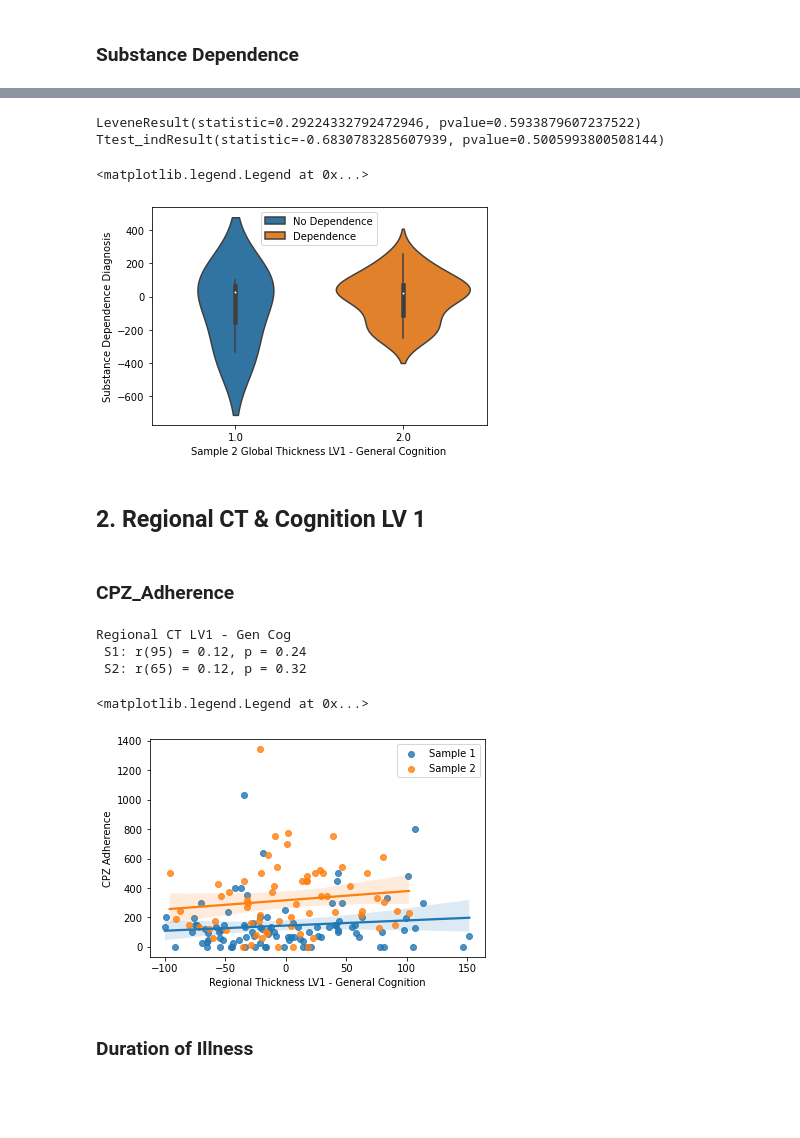
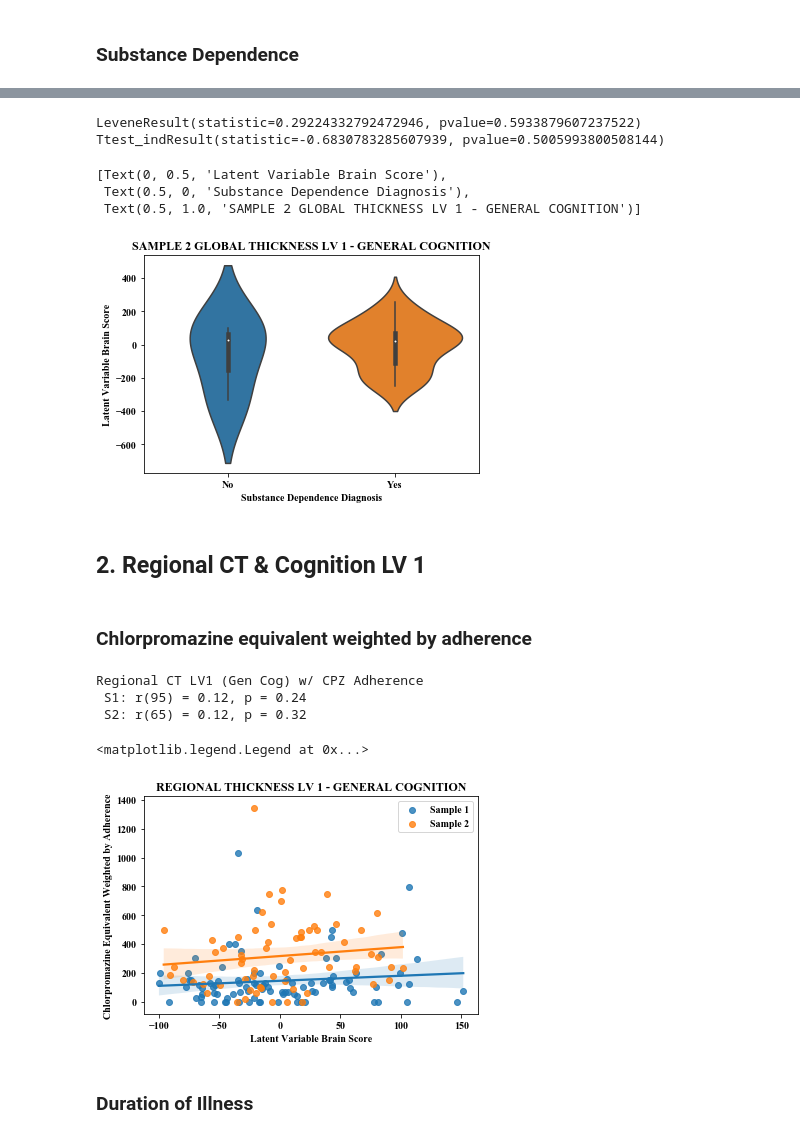
Before and after one commit to katielavigne/GenSpecCTCog, a Jupyter notebook: Gen-Spec_CT-Cog.ipynb, the cells around one changed output, grey strips where cells are left out. Drawn from its saved outputs; the diff is of its cells as text; code cells hidden in the pictures; blank space fills up the shorter version.

```diff
--- a/Gen-Spec_CT-Cog.ipynb
+++ b/Gen-Spec_CT-Cog.ipynb
@@ -12,6 +15,7 @@ plt.rcParams['font.family'] = 'serif'
 plt.rcParams['font.serif'] = 'Times New Roman'
 plt.rcParams.update({'font.size': 12})
 # %%
+# data prep
 datadir = 'C:/Users/lavig/OneDrive - McGill University/research/publishing/inprep_Lavigne_EurNPP_CTCognition/data/'
-df1 = pd.read_csv('data1_glimfile_pls.csv')
-df2 = pd.read_csv('data2_glimfile_pls.csv')
+df1 = pd.read_csv(datadir + 'data1_glimfile_pls.csv')
+df2 = pd.read_csv(datadir + 'data2_glimfile_pls.csv')
@@ -230,59 +206,65 @@ Ttest_indResult(statistic=-0.9755883644274734, pvalue=0.3317462013496495)
 # %%
 # sample 2
 df2_subs = df2.dropna(subset=['subs_yn'])
-t1=df2_subs.gen_gen1[df2_subs.subs_yn==1]
-t2=df2_subs.gen_gen1[df2_subs.subs_yn==2]
+t1 = df2_subs.genCTcog1[df2_subs.subs_yn==1]
+t2 = df2_subs.genCTcog1[df2_subs.subs_yn==2]
 
+# results
 print(stats.levene(t1,t2))
 print(stats.ttest_ind(t1,t2,equal_var=True))
 
-ax = sns.violinplot(x=df2_subs.subs_yn,y=df2_subs.gen_gen1, labels=[''])
-ax.set(xlabel='Sample 2 Global Thickness LV1 - General Cognition', ylabel='Substance Dependence Diagnosis')
-plt.legend(labels=['No Dependence','_','_','_','Dependence'], loc=9)
+# figure
+ax = sns.violinplot(x=df2_subs.subs_yn,y=df2_subs.genCTcog1)
+ax.set_xticklabels(['No','Yes'])
+ax.set(xlabel='Substance Dependence Diagnosis', ylabel='Latent Variable Brain Score', title='SAMPLE 2 GLOBAL THICKNESS LV 1 - GENERAL COGNITION')
 # %% [output]
 LeveneResult(statistic=0.29224332792472946, pvalue=0.5933879607237522)
 Ttest_indResult(statistic=-0.6830783285607939, pvalue=0.5005993800508144)
-<matplotlib.legend.Legend at 0x...>
+[Text(0, 0.5, 'Latent Variable Brain Score'),
+ Text(0.5, 0, 'Substance Dependence Diagnosis'),
+ Text(0.5, 1.0, 'SAMPLE 2 GLOBAL THICKNESS LV 1 - GENERAL COGNITION')]
-[figure, old version]
+[figure, new version]
 # %% [markdown]
 ## 2. Regional CT & Cognition LV 1
-# %% [markdown]
-### CPZ_Adherence
+# %% [markdown]
+### Chlorpromazine equivalent weighted by adherence
 # %%
-#sample 1
-x=df1.gen_spec1
-y=df1.cpz_adherence
+# sample 1
+x = df1.specCTcog1
+y = df1.cpz_adherence
 res1 = stats.pearsonr(x,y)
 sns.regplot(x=x,y=y)
 
-#sample 2
+# sample 2
 df2_cpz = df2.dropna(subset=['cpz_adherence'])
-x=df2_cpz.gen_spec1
-y=df2_cpz.cpz_adherence
+x = df2_cpz.specCTcog1
+y = df2_cpz.cpz_adherence
 res2 = stats.pearsonr(x,y)
 
-print('Regional CT LV1 - Gen Cog\n S1: r('
+# results
+print('Regional CT LV1 (Gen Cog) w/ CPZ Adherence\n S1: r('
       + str(len(df1)-2)
       + ') = '
       + str(round(res1[0],2))
       + ', p = '
       + str(round(res1[1],2))
       + '\n S2: r('
       + str(len(df2_cpz)-2)
       + ') = '
       + str(round(res2[0],2))
       + ', p = '
       + str(round(res2[1],2)))
 
+# figure
 ax = sns.regplot(x=x,y=y)
-ax.set(xlabel='Regional Thickness LV1 - General Cognition', ylabel='CPZ Adherence')
-plt.legend(labels=['Sample 1','_','_','Sample 2','_','_'])
+ax.set(ylabel='Chlorpromazine Equivalent Weighted by Adherence', xlabel='Latent Variable Brain Score', title='REGIONAL THICKNESS LV 1 - GENERAL COGNITION')
+plt.legend(labels=['_','_','Sample 1','_','Sample 2','_','_'])
 # %% [output]
-Regional CT LV1 - Gen Cog
+Regional CT LV1 (Gen Cog) w/ CPZ Adherence
  S1: r(95) = 0.12, p = 0.24
  S2: r(65) = 0.12, p = 0.32
 <matplotlib.legend.Legend at 0x...>
-[figure, old version]
+[figure, new version]
 # %% [markdown]
 ### Duration of Illness
 # %%
```
Also changed, not shown: parts of 49 cells of this notebook.
